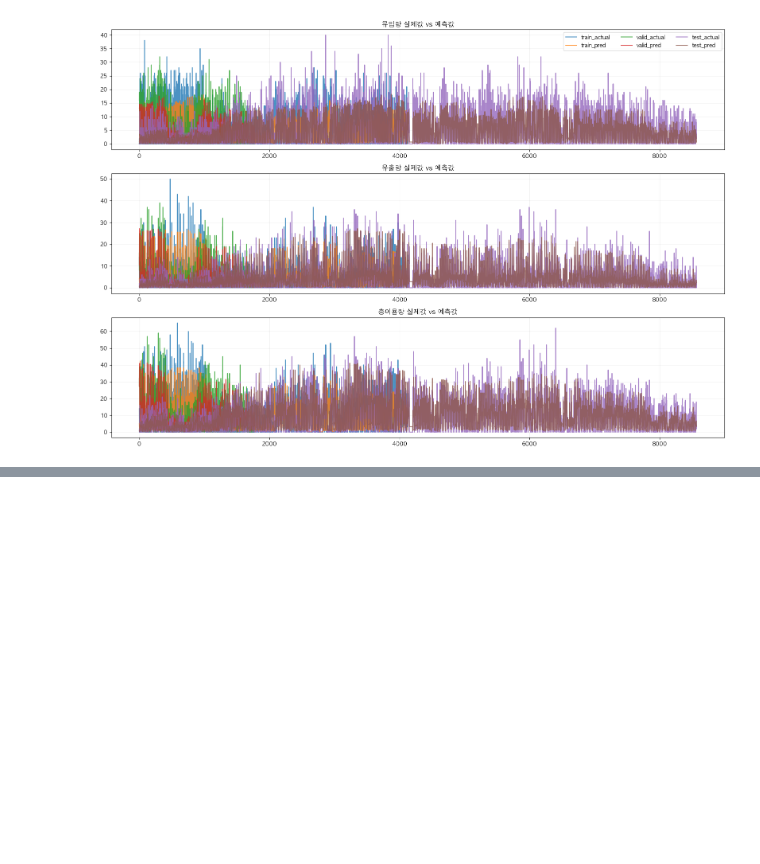
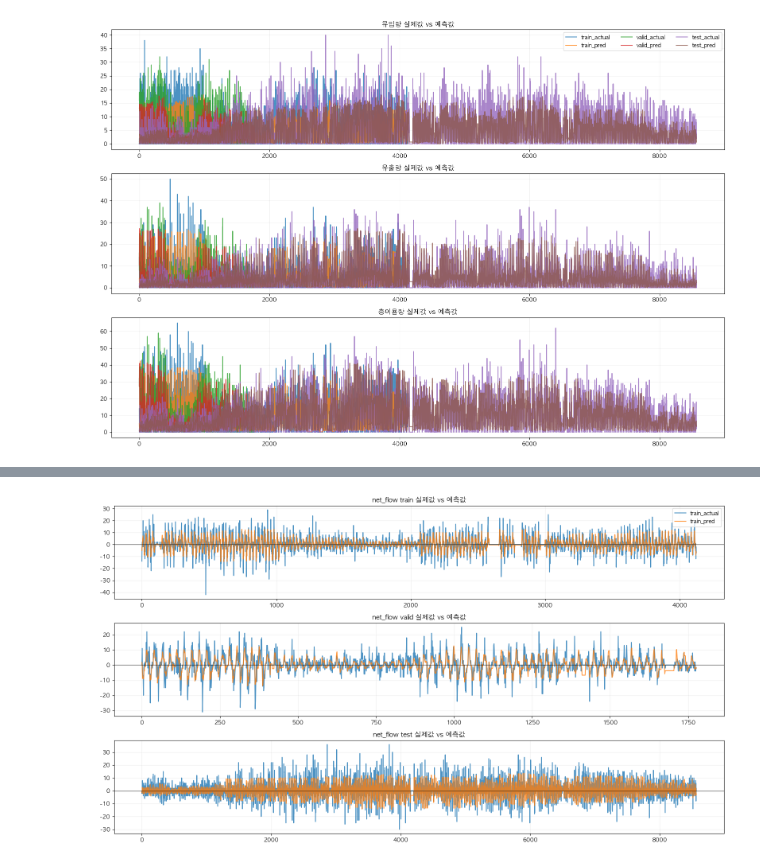
Before and after one commit to Hgracefield/EP_cycle_stations, a Jupyter notebook: Note/LSH/team_final/04_k4_select2_model_compare/station_ST-453_hyejeon.ipynb, the cells around one changed output, grey strips where cells are left out. Drawn from its saved outputs; the diff is of its cells as text; code cells hidden in the pictures; blank space fills up the shorter version.

Commit message:
model

```diff
--- a/Note/LSH/team_final/04_k4_select2_model_compare/station_ST-453_hyejeon.ipynb
+++ b/Note/LSH/team_final/04_k4_select2_model_compare/station_ST-453_hyejeon.ipynb
@@ -1120,0 +1172,60 @@ plt.show()
+# %%
+net_flow_train = representative_train_data.dropna(subset=model_features + ['net_flow']).copy()
+net_flow_valid = representative_valid_data.dropna(subset=model_features + ['net_flow']).copy()
+net_flow_test = test_2025_hourly.dropna(subset=model_features + ['net_flow']).copy()
+
+net_flow_model = HistGradientBoostingRegressor(
+    learning_rate=0.03,
+    max_iter=300,
+    max_depth=4,
+    min_samples_leaf=30,
+    l2_regularization=1.0,
+    random_state=42
+)
+net_flow_model.fit(net_flow_train[model_features], net_flow_train['net_flow'])
+
+net_flow_pred_train = net_flow_model.predict(net_flow_train[model_features])
+net_flow_pred_valid = net_flow_model.predict(net_flow_valid[model_features])
+net_flow_pred_test = net_flow_model.predict(net_flow_test[model_features])
+
+net_flow_score_table = pd.DataFrame([{
+    '타깃': 'net_flow',
+    'train_행수': len(net_flow_train),
+    'valid_행수': len(net_flow_valid),
+    'test_행수': len(net_flow_test),
+    'train_R2': r2_score(net_flow_train['net_flow'], net_flow_pred_train),
+    'valid_R2': r2_score(net_flow_valid['net_flow'], net_flow_pred_valid),
+    'test_R2': r2_score(net_flow_test['net_flow'], net_flow_pred_test),
+    'train_MAE': mean_absolute_error(net_flow_train['net_flow'], net_flow_pred_train),
+    'valid_MAE': mean_absolute_error(net_flow_valid['net_flow'], net_flow_pred_valid),
+    'test_MAE': mean_absolute_error(net_flow_test['net_flow'], net_flow_pred_test),
+    'train_RMSE': mean_squared_error(net_flow_train['net_flow'], net_flow_pred_train) ** 0.5,
+    'valid_RMSE': mean_squared_error(net_flow_valid['net_flow'], net_flow_pred_valid) ** 0.5,
+    'test_RMSE': mean_squared_error(net_flow_test['net_flow'], net_flow_pred_test) ** 0.5,
+}])
+
+display(net_flow_score_table.round(4))
+
+fig, axes = plt.subplots(3, 1, figsize=(16, 9), sharex=False)
+axes[0].plot(net_flow_train['net_flow'].reset_index(drop=True), label='train_actual', alpha=0.8)
+axes[0].plot(pd.Series(net_flow_pred_train), label='train_pred', alpha=0.8)
+axes[0].axhline(0, color='black', linewidth=1, alpha=0.6)
+axes[0].set_title('net_flow train 실제값 vs 예측값')
+axes[0].grid(alpha=0.2)
+
+axes[1].plot(net_flow_valid['net_flow'].reset_index(drop=True), label='valid_actual', alpha=0.8)
+axes[1].plot(pd.Series(net_flow_pred_valid), label='valid_pred', alpha=0.8)
+axes[1].axhline(0, color='black', linewidth=1, alpha=0.6)
+axes[1].set_title('net_flow valid 실제값 vs 예측값')
+axes[1].grid(alpha=0.2)
+
+axes[2].plot(net_flow_test['net_flow'].reset_index(drop=True), label='test_actual', alpha=0.8)
+axes[2].plot(pd.Series(net_flow_pred_test), label='test_pred', alpha=0.8)
+axes[2].axhline(0, color='black', linewidth=1, alpha=0.6)
+axes[2].set_title('net_flow test 실제값 vs 예측값')
+axes[2].grid(alpha=0.2)
+
+axes[0].legend(loc='upper right')
+plt.tight_layout()
+plt.show()
+# %% [output]
@@ -1120,0 +1234 @@ plt.show()
+[figure, added]
```
Also changed, not shown: parts of 8 cells of this notebook, 39 other files.
